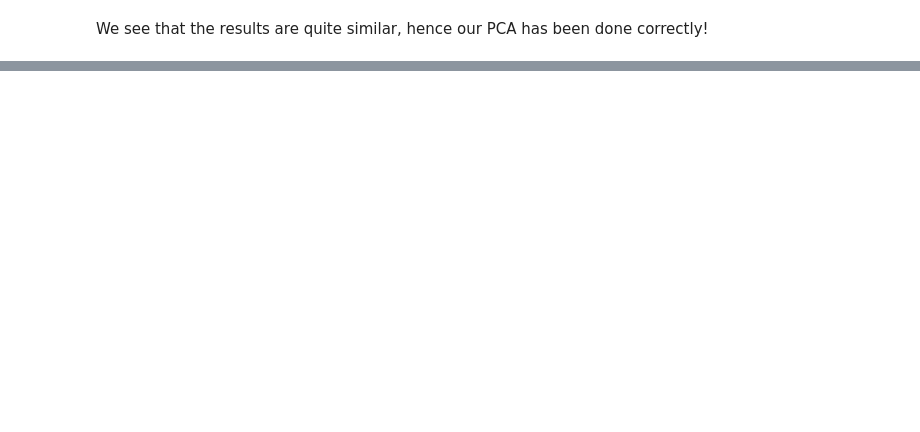
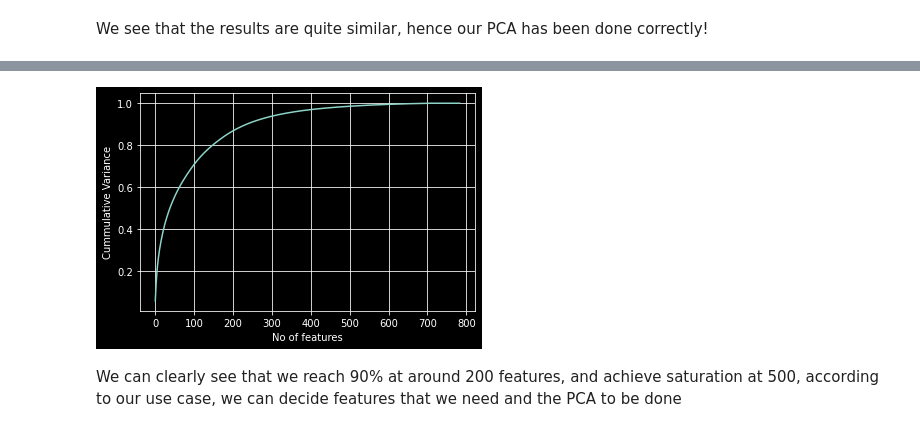
Before and after one commit to utkarshgupta2504/Data-Science, a Jupyter notebook: Principal Component Analysis/PCAimplementation.ipynb, the cells around one changed output, grey strips where cells are left out. Saved outputs shown, nothing was run; the diff lists cells and outputs as text; code cells hidden in the pictures; blank space fills up the shorter version.

Commit message:
PCA Done

```diff
--- a/Principal Component Analysis/PCAimplementation.ipynb
+++ b/Principal Component Analysis/PCAimplementation.ipynb
@@ -156,0 +192,5 @@ We see that the results are quite similar, hence our PCA has been done correctly
+# %%
+pca = PCA()
+# %%
+z_pca = pca.fit_transform(X_)
+z_pca.shape
@@ -156,0 +225,3 @@ We see that the results are quite similar, hence our PCA has been done correctly
+# %%
+cum_var = np.cumsum(pca.explained_variance_ratio_)
+cum_var
@@ -156,0 +246,10 @@ We see that the results are quite similar, hence our PCA has been done correctly
+# %%
+plt.plot(cum_var)
+plt.grid()
+plt.xlabel("No of features")
+plt.ylabel("Cummulative Variance")
+plt.show()
+# %% [output]
+[figure, added]
+# %% [markdown]
+We can clearly see that we reach 90% at around 200 features, and achieve saturation at 500, according to our use case, we can decide features that we need and the PCA to be done
```
Also changed, not shown: parts of 15 cells of this notebook.
